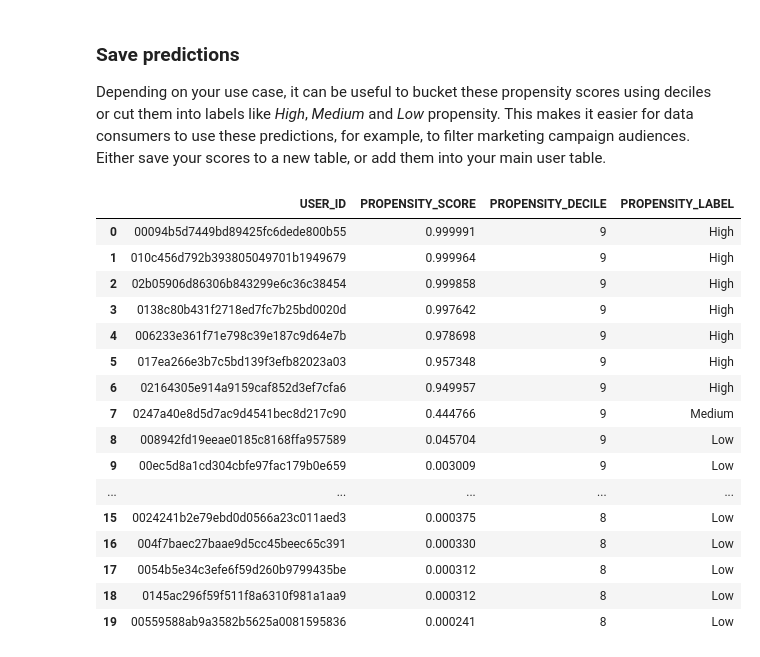
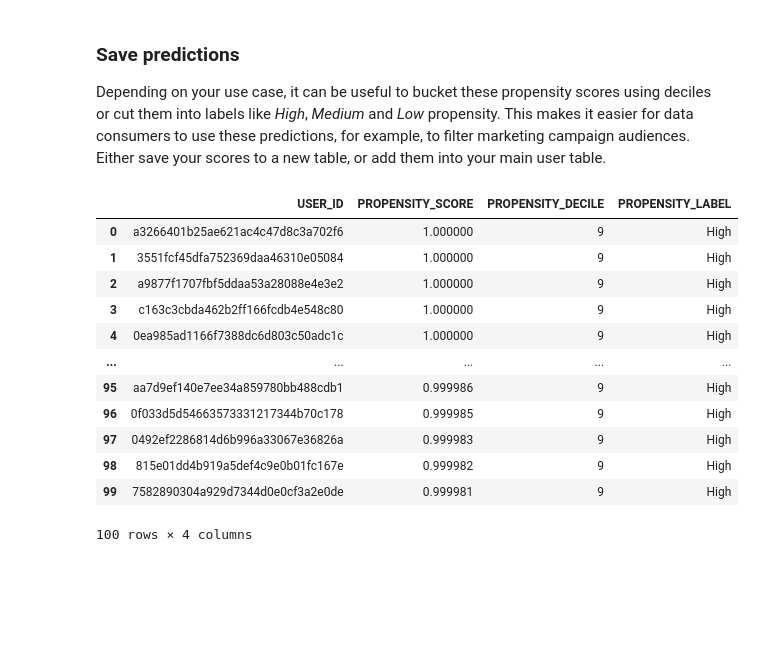
Before and after one commit to snowplow/composable-cdp-with-predictive-ml-modeling-accelerator, a Jupyter notebook: content/predictive_ml_models/static/snowflake_deploying_model.ipynb, the cells around one changed output. Cells and saved outputs as stored; diff of their text form; code cells hidden in the pictures; blank space fills up the shorter version.

```diff
--- a/content/predictive_ml_models/static/snowflake_deploying_model.ipynb
+++ b/content/predictive_ml_models/static/snowflake_deploying_model.ipynb
@@ -131,7 +127,7 @@ import pandas as pd
 
 user_features = session.table('FIRST_TOUCH_USER_FEATURES')
 
-predictions = user_features.limit(100).select(
+predictions = user_features.select(
   'user_id', 'first_page_title', 'refr_urlhost', 'refr_medium', 'mkt_medium', 'mkt_source', 'mkt_term', 'mkt_campaign', 'engaged_time_in_s',
   'absolute_time_in_s', 'vertical_percentage_scrolled', 'geo_country', 'geo_region', 'br_lang', 'device_family', 'os_family',
   call_udf(
@@ -145,6 +141,6 @@ predictions = predictions.sort(col("propensity_score"), ascending=False)
 
 predictions_df = pd.DataFrame(predictions.collect())
 
-display(predictions_df.head(20))
+display(predictions_df.head(100))
 # %% [output]
 |  | USER_ID | FIRST_PAGE_TITLE | REFR_URLHOST | REFR_MEDIUM | MKT_MEDIUM | MKT_SOURCE | MKT_TERM | MKT_CAMPAIGN | ... |
@@ -180,24 +172,20 @@ fig.show()
 # %%
 # Save scores to table
 df = predictions_df[["USER_ID", "PROPENSITY_SCORE", "PROPENSITY_DECILE", "PROPENSITY_LABEL"]]
 snowpark_predictions = session.write_pandas(df, "SNOWPLOW_USER_PROPENSITY_SCORES", auto_create_table=True, overwrite=True)
 
-df.head(20)
+df.head(100)
 # %% [output]
 |  | USER_ID | PROPENSITY_SCORE | PROPENSITY_DECILE | PROPENSITY_LABEL |
-| 0 | 00094b5d7449bd89425fc6dede800b55 | 0.999991 | 9 | High |
-| 1 | 010c456d792b393805049701b1949679 | 0.999964 | 9 | High |
-| 2 | 02b05906d86306b843299e6c36c38454 | 0.999858 | 9 | High |
-| 3 | 0138c80b431f2718ed7fc7b25bd0020d | 0.997642 | 9 | High |
-| 4 | 006233e361f71e798c39e187c9d64e7b | 0.978698 | 9 | High |
-| 5 | 017ea266e3b7c5bd139f3efb82023a03 | 0.957348 | 9 | High |
-| 6 | 02164305e914a9159caf852d3ef7cfa6 | 0.949957 | 9 | High |
-| 7 | 0247a40e8d5d7ac9d4541bec8d217c90 | 0.444766 | 9 | Medium |
-| 8 | 008942fd19eeae0185c8168ffa957589 | 0.045704 | 9 | Low |
-| 9 | 00ec5d8a1cd304cbfe97fac179b0e659 | 0.003009 | 9 | Low |
+| 0 | a3266401b25ae621ac4c47d8c3a702f6 | 1.000000 | 9 | High |
+| 1 | 3551fcf45dfa752369daa46310e05084 | 1.000000 | 9 | High |
+| 2 | a9877f1707fbf5ddaa53a28088e4e3e2 | 1.000000 | 9 | High |
+| 3 | c163c3cbda462b2ff166fcdb4e548c80 | 1.000000 | 9 | High |
+| 4 | 0ea985ad1166f7388dc6d803c50adc1c | 1.000000 | 9 | High |
 | ... | ... | ... | ... | ... |
-| 15 | 0024241b2e79ebd0d0566a23c011aed3 | 0.000375 | 8 | Low |
-| 16 | 004f7baec27baae9d5cc45beec65c391 | 0.000330 | 8 | Low |
-| 17 | 0054b5e34c3efe6f59d260b9799435be | 0.000312 | 8 | Low |
-| 18 | 0145ac296f59f511f8a6310f981a1aa9 | 0.000312 | 8 | Low |
-| 19 | 00559588ab9a3582b5625a0081595836 | 0.000241 | 8 | Low |
+| 95 | aa7d9ef140e7ee34a859780bb488cdb1 | 0.999986 | 9 | High |
+| 96 | 0f033d5d54663573331217344b70c178 | 0.999985 | 9 | High |
+| 97 | 0492ef2286814d6b996a33067e36826a | 0.999983 | 9 | High |
+| 98 | 815e01dd4b919a5def4c9e0b01fc167e | 0.999982 | 9 | High |
+| 99 | 7582890304a929d7344d0e0cf3a2e0de | 0.999981 | 9 | High |
+100 rows × 4 columns
```
Also changed, not shown: parts of 5 cells of this notebook.
